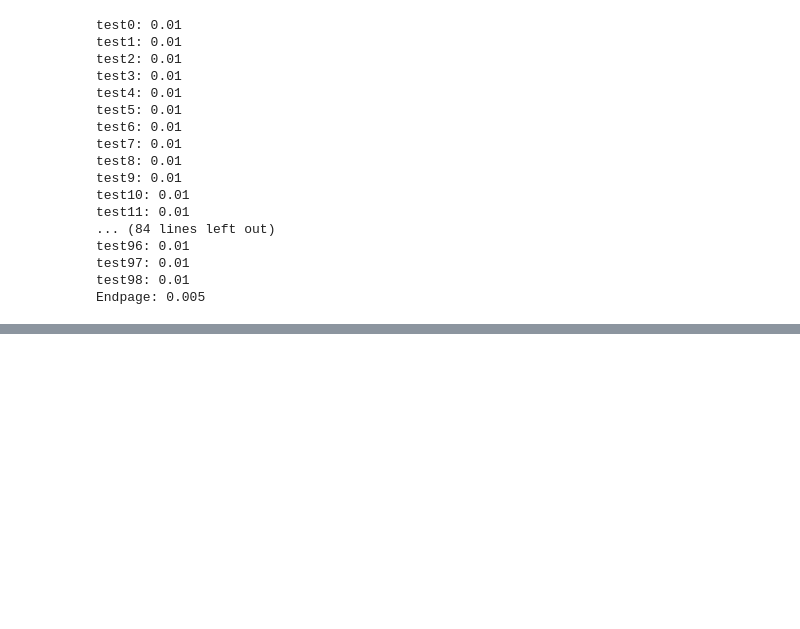
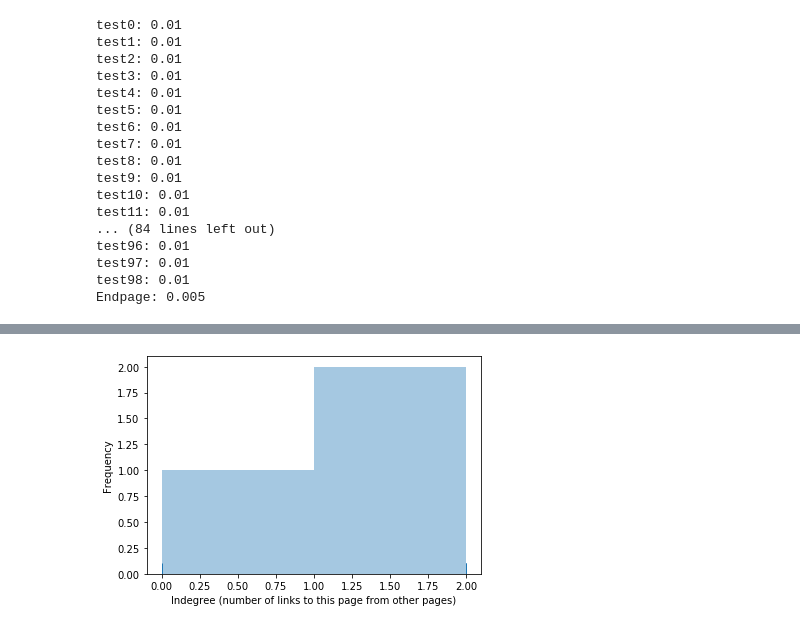
Before and after one commit to Yvee1/pagerank, a Jupyter notebook: pagerank.ipynb, the cells around one changed output, grey strips where cells are left out. Cells and saved outputs as stored; diff of their text form; code cells hidden in the pictures; blank space fills up the shorter version.

```diff
--- a/pagerank.ipynb
+++ b/pagerank.ipynb
@@ -370,0 +488,4 @@ Endpage: 0.005
+# %%
+internet.plot_indegrees()
+# %% [output]
+[figure, added]
```
Also changed, not shown: parts of 20 cells of this notebook.
